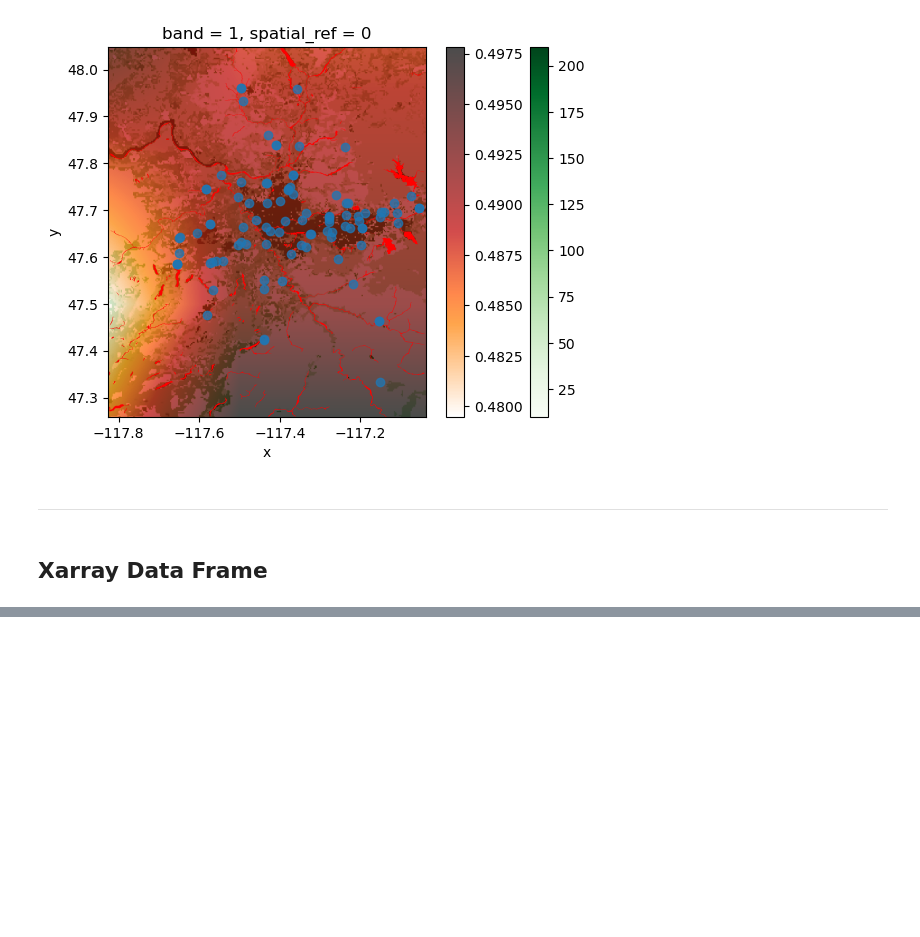
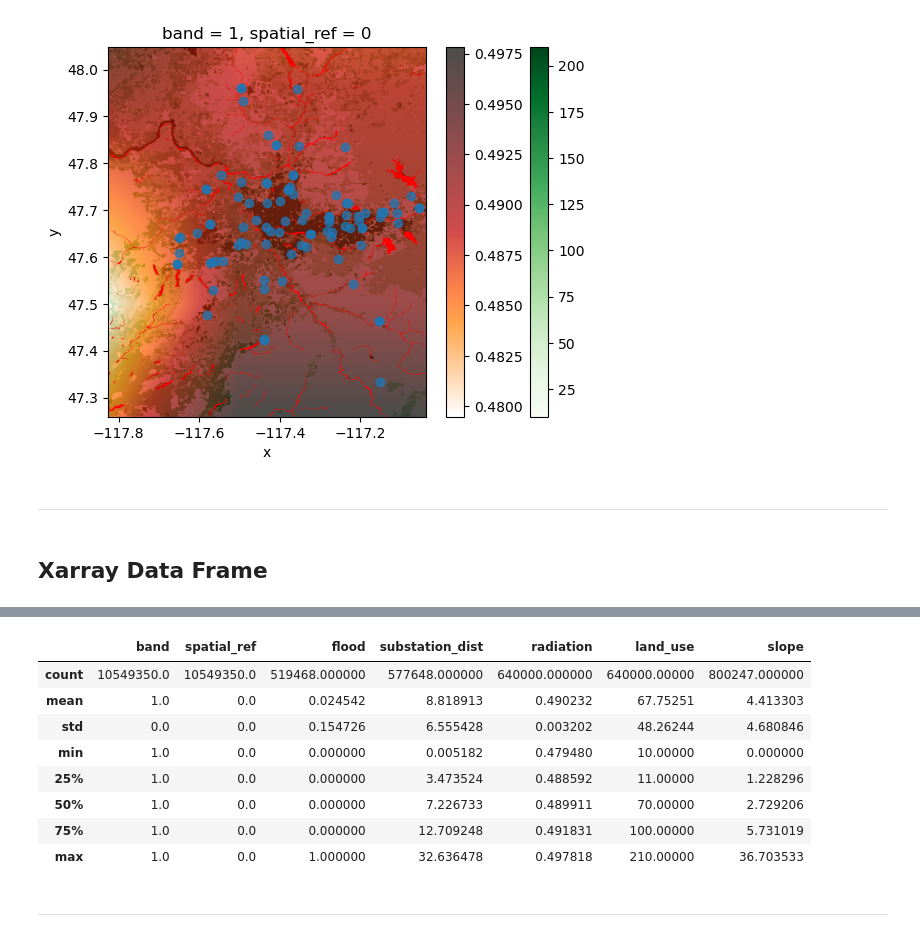
Before and after one commit to UW-GDA/Solar-Energy-Feasibility, a Jupyter notebook: Land_Use_au.ipynb, the cells around one changed output, grey strips where cells are left out. Saved outputs shown, nothing was run; the diff lists cells and outputs as text; code cells hidden in the pictures; blank space fills up the shorter version.

```diff
--- a/Land_Use_au.ipynb
+++ b/Land_Use_au.ipynb
@@ -248,0 +295,16 @@ merged_df = xr.merge([flood_da, station_dist_da, radiation_da, land_use_da, slop
+# %%
+stats = merged_df.to_dataframe().describe()
+# %%
+stats
+# %% [output]
+|  | band | spatial_ref | flood | substation_dist | radiation | land_use | slope |
+| count | 10549350.0 | 10549350.0 | 519468.000000 | 577648.000000 | 640000.000000 | 640000.00000 | 800247.000000 |
+| mean | 1.0 | 0.0 | 0.024542 | 8.818913 | 0.490232 | 67.75251 | 4.413303 |
+| std | 0.0 | 0.0 | 0.154726 | 6.555428 | 0.003202 | 48.26244 | 4.680846 |
+| min | 1.0 | 0.0 | 0.000000 | 0.005182 | 0.479480 | 10.00000 | 0.000000 |
+| 25% | 1.0 | 0.0 | 0.000000 | 3.473524 | 0.488592 | 11.00000 | 1.228296 |
+| 50% | 1.0 | 0.0 | 0.000000 | 7.226733 | 0.489911 | 70.00000 | 2.729206 |
+| 75% | 1.0 | 0.0 | 0.000000 | 12.709248 | 0.491831 | 100.00000 | 5.731019 |
+| max | 1.0 | 0.0 | 1.000000 | 32.636478 | 0.497818 | 210.00000 | 36.703533 |
+# %% [markdown]
+---
```
Also changed, not shown: parts of 11 cells of this notebook.
